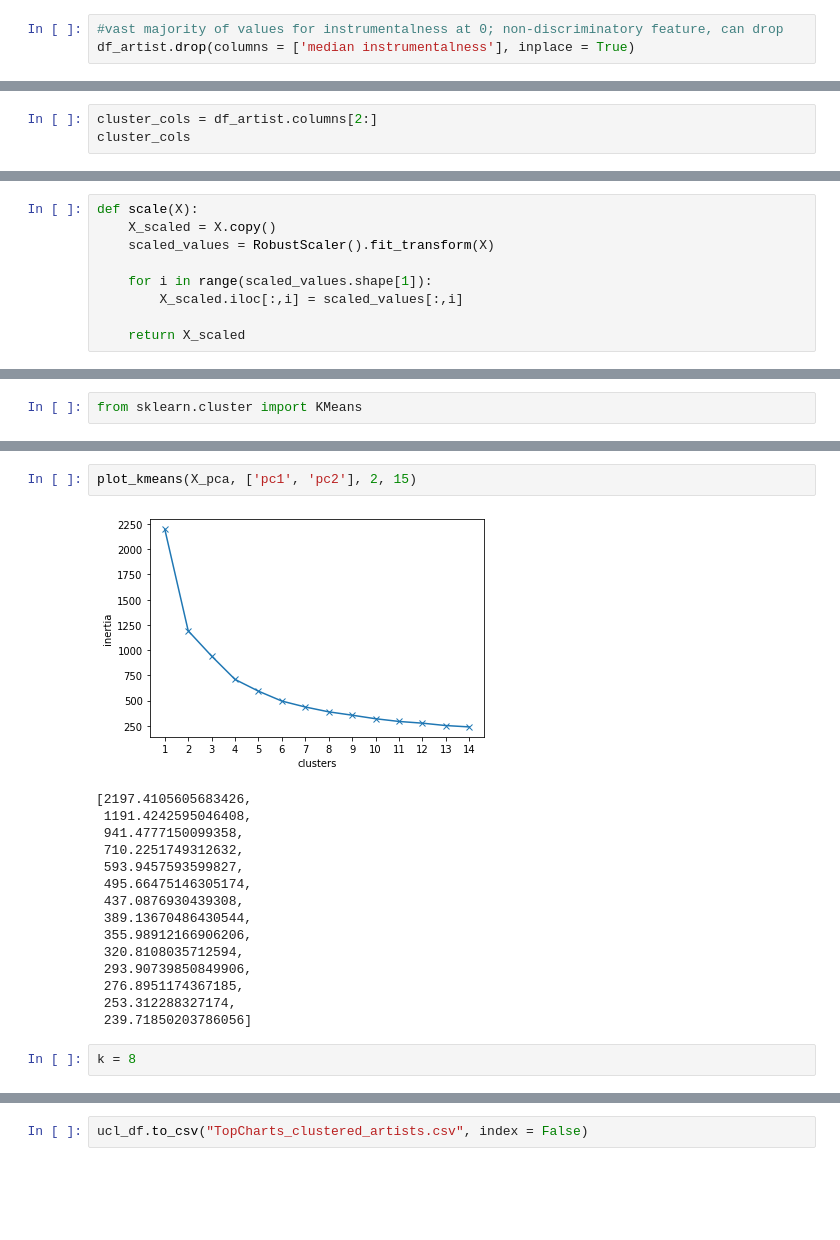
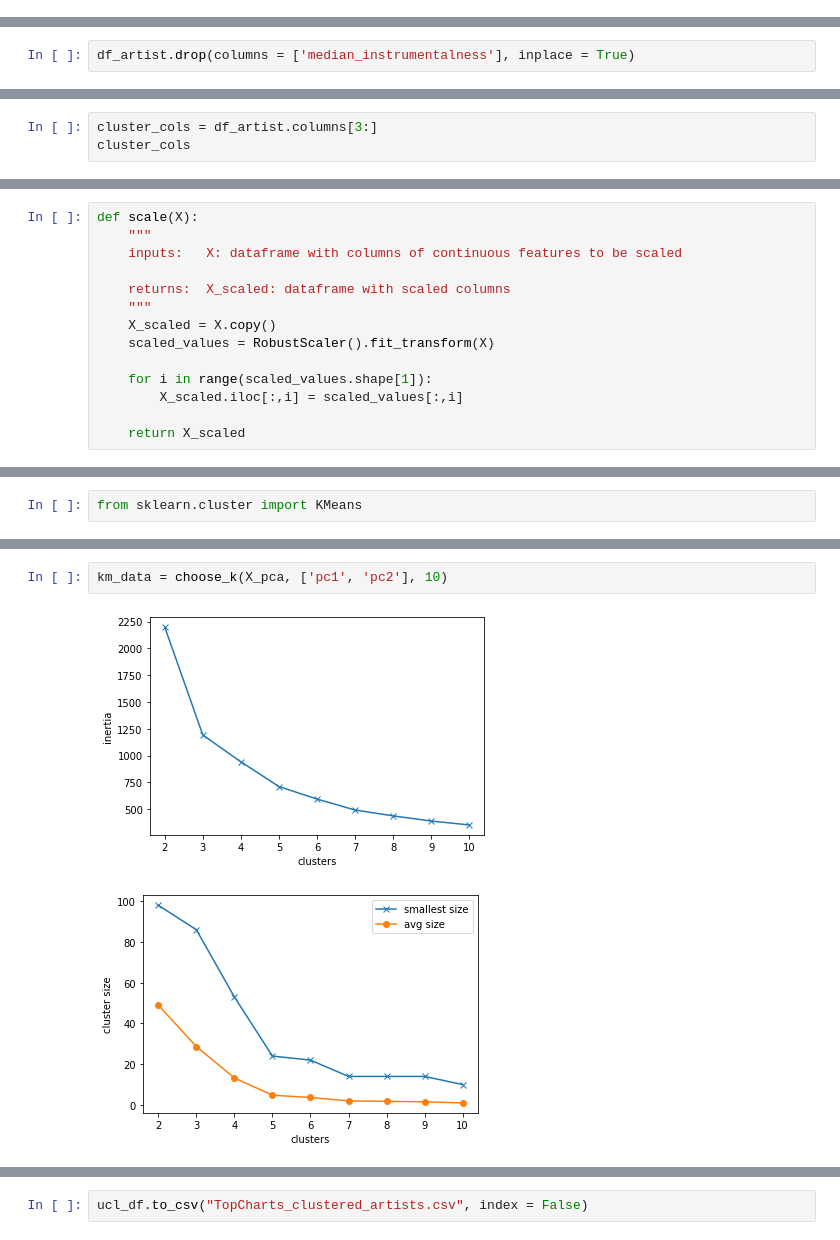
Before and after one commit to chriscc447/info2950_final, a Jupyter notebook: cluster_artists.ipynb, the cells around one changed output, grey strips where cells are left out. Drawn from its saved outputs; the diff is of its cells as text; blank space fills up the shorter version.

```diff
--- a/cluster_artists.ipynb
+++ b/cluster_artists.ipynb
@@ -102,3 +213,0 @@ for k in cluster_cols:
-# %%
-#vast majority of values for instrumentalness at 0; non-discriminatory feature, can drop
-df_artist.drop(columns = ['median instrumentalness'], inplace = True)
@@ -105,2 +216,4 @@ df_artist.drop(columns = ['median instrumentalness'], inplace = True)
+# %%
+df_artist.drop(columns = ['median_instrumentalness'], inplace = True)
 # %% [markdown]
 ## Transform + scale data
@@ -108,6 +223,6 @@ df_artist.drop(columns = ['median instrumentalness'], inplace = True)
 from sklearn.preprocessing import RobustScaler
 from sklearn.decomposition import PCA
 # %%
-cluster_cols = df_artist.columns[2:]
+cluster_cols = df_artist.columns[3:]
 cluster_cols
 # %% [output]
@@ -136,5 +258,10 @@ X
 # %%
 def scale(X):
+    """
+    inputs:   X: dataframe with columns of continuous features to be scaled
+
+    returns:  X_scaled: dataframe with scaled columns
+    """
     X_scaled = X.copy()
     scaled_values = RobustScaler().fit_transform(X)
 
@@ -200,20 +366,5 @@ def plot_kmeans(X, cols, min_clusters, max_clusters):
 # %%
-plot_kmeans(X_pca, ['pc1', 'pc2'], 2, 15)
+km_data = choose_k(X_pca, ['pc1', 'pc2'], 10)
 # %% [output]
-[figure, old version]
+[figure, new version]
-[2197.4105605683426,
- 1191.4242595046408,
- 941.4777150099358,
- 710.2251749312632,
- 593.9457593599827,
- 495.66475146305174,
- 437.0876930439308,
- 389.13670486430544,
- 355.98912166906206,
- 320.8108035712594,
- 293.90739850849906,
- 276.8951174367185,
- 253.312288327174,
- 239.71850203786056]
+[figure, added]
-# %%
-k = 8
```
Also changed, not shown: parts of 70 cells of this notebook, 4 other files.
